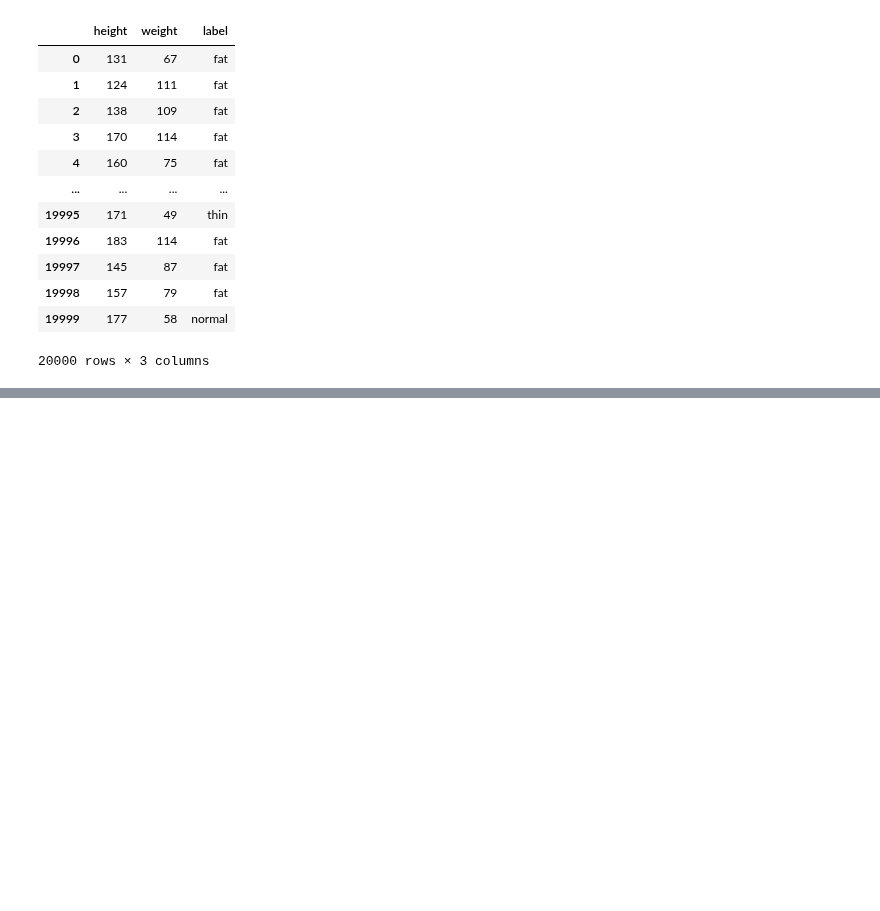
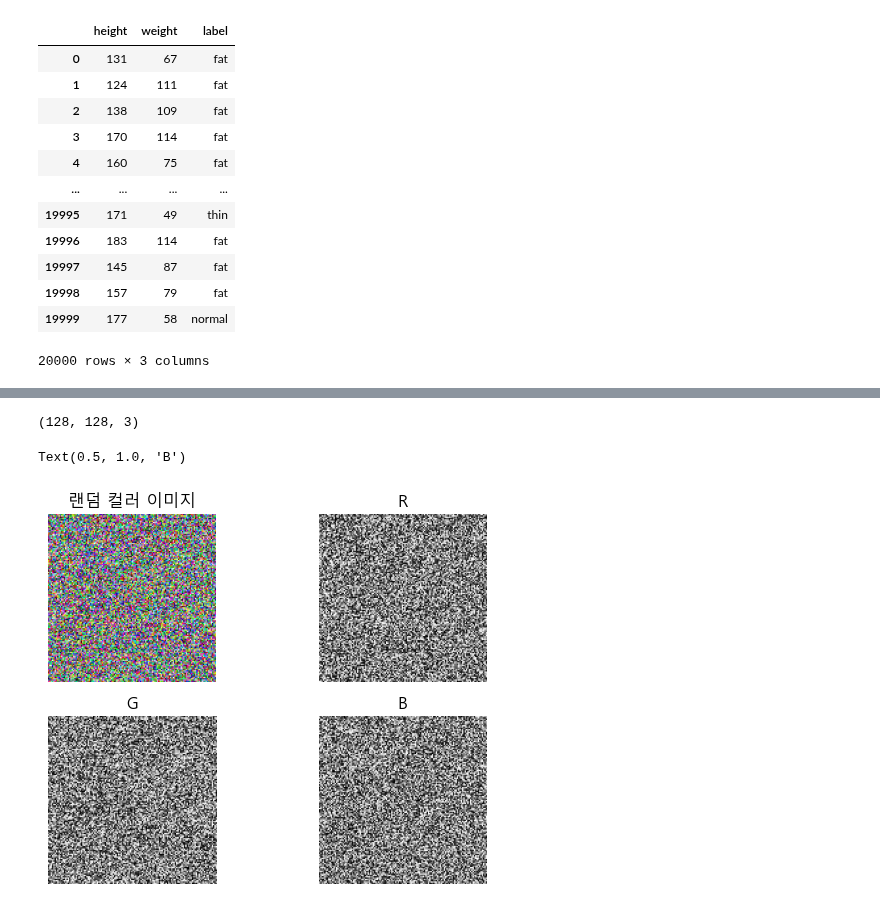
Before and after one commit to cleamm/TIL, a Jupyter notebook: 2025/Python/20250714.ipynb, the cells around one changed output, grey strips where cells are left out. Cells and saved outputs as stored; diff of their text form; code cells hidden in the pictures; blank space fills up the shorter version.

```diff
--- a/2025/Python/20250714.ipynb
+++ b/2025/Python/20250714.ipynb
@@ -816,0 +823,25 @@ df
+# %%
+import matplotlib.pyplot as plt
+import numpy as np
+rgb = np.random.randint(0,256, (128,128,3))
+print(rgb.shape)
+plt.subplot(221)
+plt.imshow(rgb, cmap=plt.cm.gray)
+plt.axis("off")
+plt.title('랜덤 컬러 이미지')
+plt.subplot(222)
+plt.imshow(rgb[:,:,0], cmap=plt.cm.gray)
+plt.axis("off")
+plt.title('R')
+plt.subplot(223)
+plt.imshow(rgb[:,:,1], cmap=plt.cm.gray)
+plt.axis("off")
+plt.title('G')
+plt.subplot(224)
+plt.imshow(rgb[:,:,2], cmap=plt.cm.gray)
+plt.axis("off")
+plt.title('B')
+# %% [output]
+(128, 128, 3)
+Text(0.5, 1.0, 'B')
+[figure, added]
```
Also changed, not shown: parts of 1 cell of this notebook.
